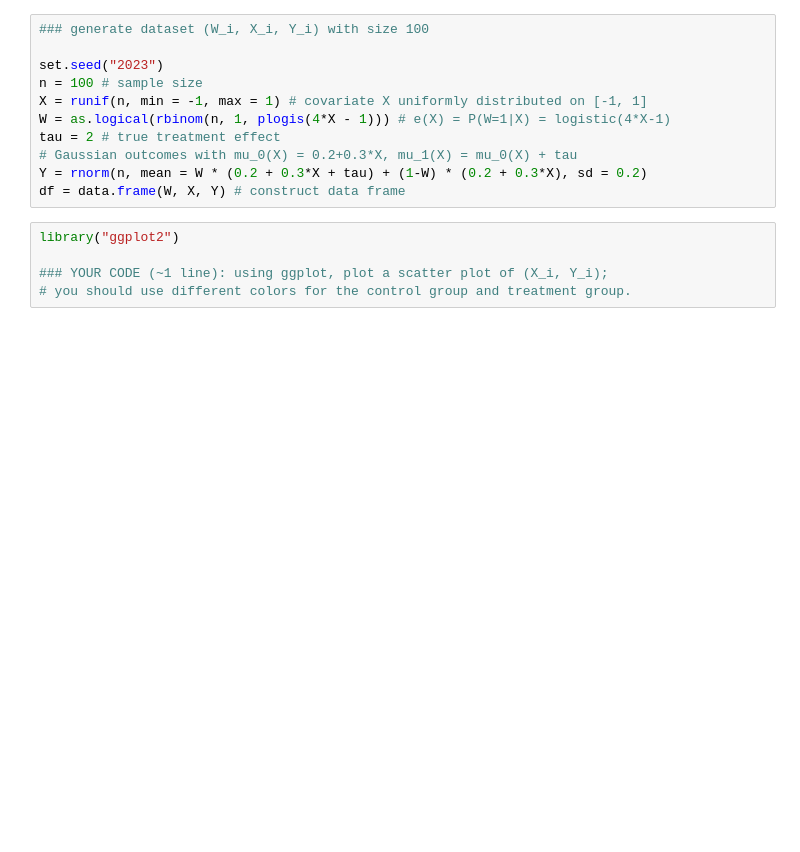
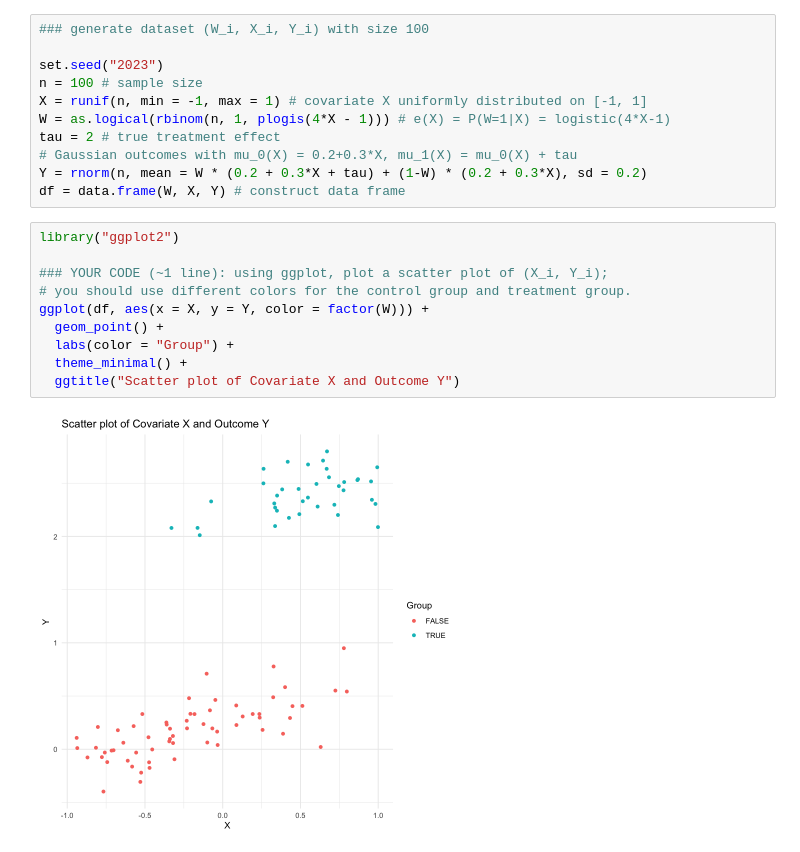
Before and after one commit to devt287/applied_stat, a Jupyter notebook: HW7_P3.ipynb, the cells around one changed output. Drawn from its saved outputs; the diff is of its cells as text; blank space fills up the shorter version.

```diff
--- a/HW7_P3.ipynb
+++ b/HW7_P3.ipynb
@@ -14,8 +14,15 @@ df = data.frame(W, X, Y) # construct data frame
 # %%
 library("ggplot2")
 
 ### YOUR CODE (~1 line): using ggplot, plot a scatter plot of (X_i, Y_i);
 # you should use different colors for the control group and treatment group.
+ggplot(df, aes(x = X, y = Y, color = factor(W))) +
+  geom_point() +
+  labs(color = "Group") +
+  theme_minimal() +
+  ggtitle("Scatter plot of Covariate X and Outcome Y")
+# %% [output]
+[figure, added]
 # %%
 ### YOUR CODE (~2 lines):
 # use logistic regression to fit W ~ X;
```
Also changed, not shown: parts of 4 cells of this notebook.
